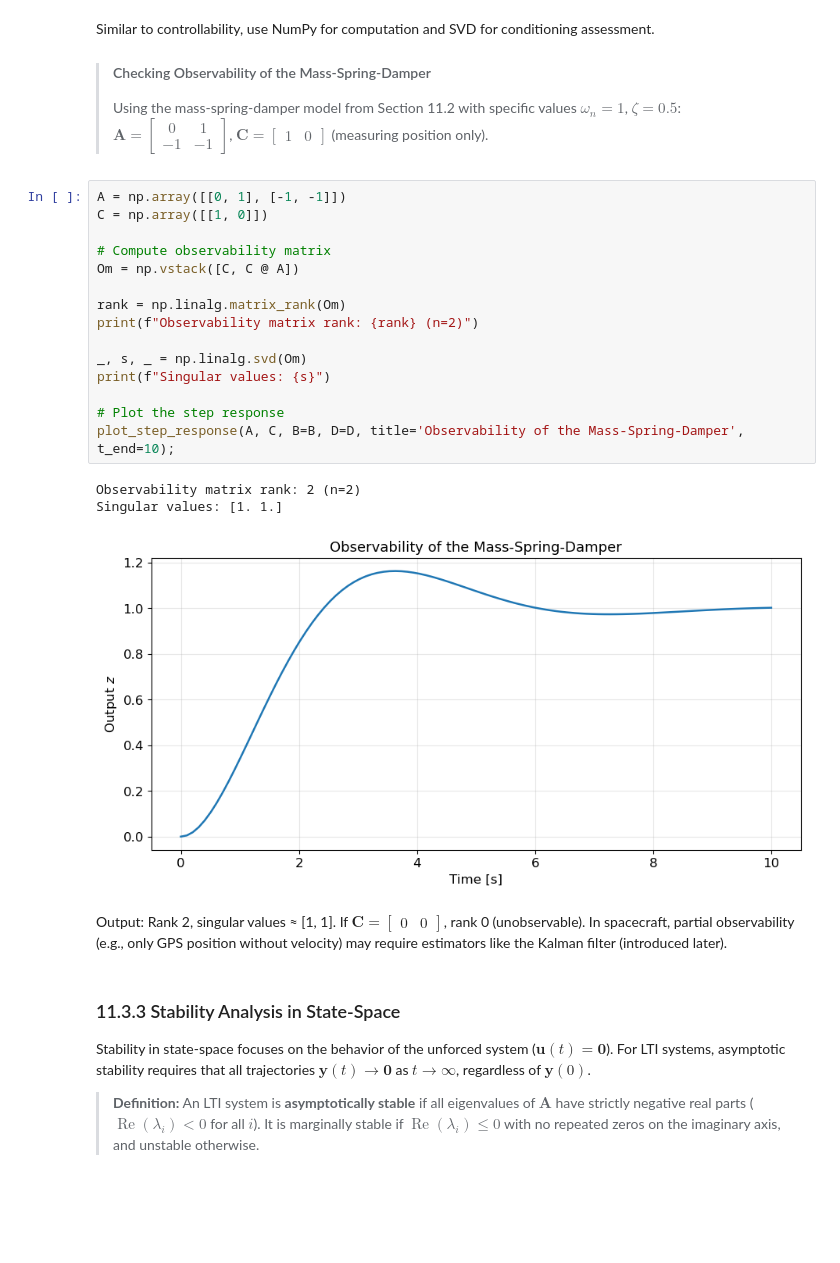
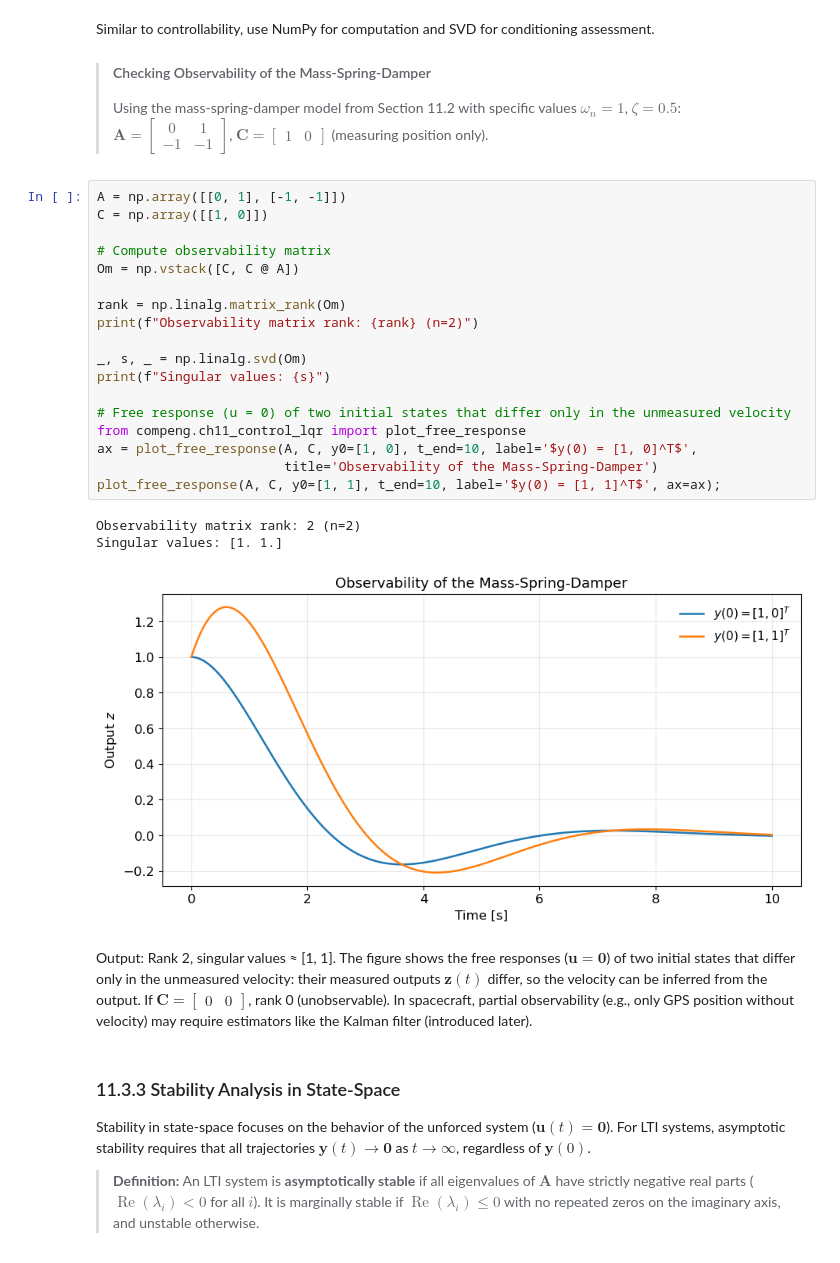
Before and after one commit to Leibniz-IWT/comp_eng, a Jupyter notebook: notebooks/11_control-lqr.ipynb, the cells around one changed output. Drawn from its saved outputs; the diff is of its cells as text; blank space fills up the shorter version.

```diff
--- a/notebooks/11_control-lqr.ipynb
+++ b/notebooks/11_control-lqr.ipynb
@@ -186,24 +188,27 @@ Similar to controllability, use NumPy for computation and SVD for conditioning a
 # %%
 A = np.array([[0, 1], [-1, -1]])
 C = np.array([[1, 0]])
 
 # Compute observability matrix
 Om = np.vstack([C, C @ A])
 
 rank = np.linalg.matrix_rank(Om)
 print(f"Observability matrix rank: {rank} (n=2)")
 
 _, s, _ = np.linalg.svd(Om)
 print(f"Singular values: {s}")
 
-# Plot the step response
-plot_step_response(A, C, B=B, D=D, title='Observability of the Mass-Spring-Damper', t_end=10);
+# Free response (u = 0) of two initial states that differ only in the unmeasured velocity
+from compeng.ch11_control_lqr import plot_free_response
+ax = plot_free_response(A, C, y0=[1, 0], t_end=10, label='$y(0) = [1, 0]^T$',
+                        title='Observability of the Mass-Spring-Damper')
+plot_free_response(A, C, y0=[1, 1], t_end=10, label='$y(0) = [1, 1]^T$', ax=ax);
 # %% [output]
 Observability matrix rank: 2 (n=2)
 Singular values: [1. 1.]
-[figure, old version]
+[figure, new version]
 # %% [markdown]
-Output: Rank 2, singular values ≈ [1, 1]. If $  \mathbf{C} = \begin{bmatrix} 0 & 0 \end{bmatrix}  $, rank 0 (unobservable). In spacecraft, partial observability (e.g., only GPS position without velocity) may require estimators like the Kalman filter (introduced later).
+Output: Rank 2, singular values ≈ [1, 1]. The figure shows the free responses ($  \mathbf{u} = \mathbf{0}  $) of two initial states that differ only in the unmeasured velocity: their measured outputs $  \mathbf{z}(t)  $ differ, so the velocity can be inferred from the output. If $  \mathbf{C} = \begin{bmatrix} 0 & 0 \end{bmatrix}  $, rank 0 (unobservable). In spacecraft, partial observability (e.g., only GPS position without velocity) may require estimators like the Kalman filter (introduced later).
 # %% [markdown]
 ### 11.3.3  Stability Analysis in State-Space
 
```
Also changed, not shown: parts of 36 cells of this notebook, 35 other files.
